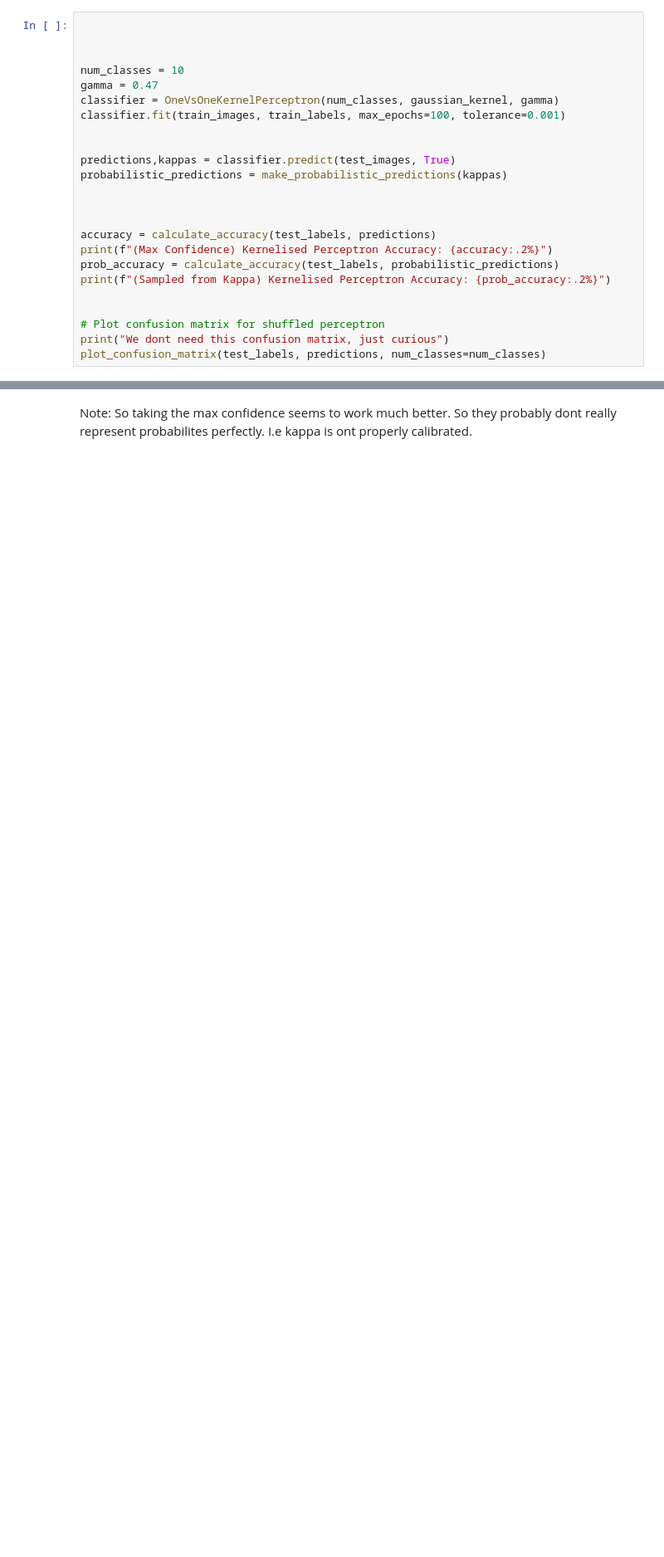
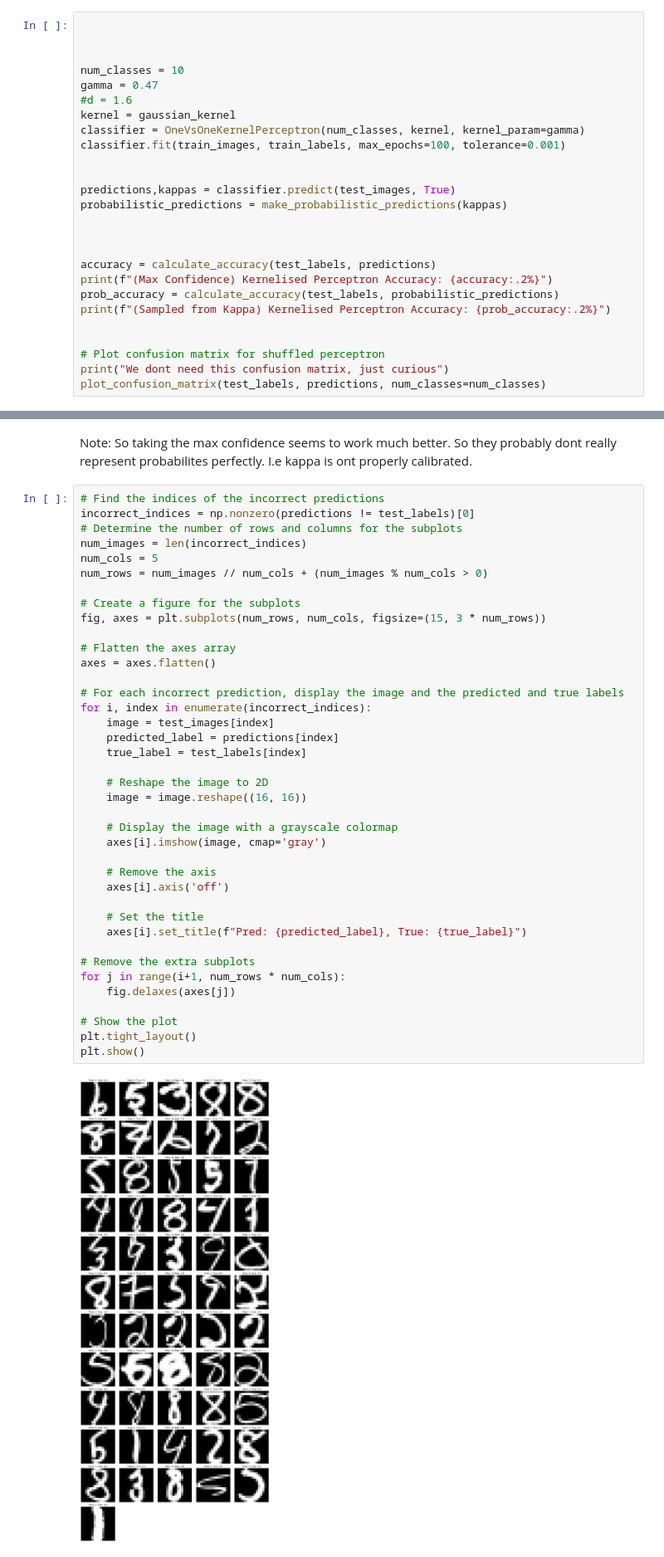
Before and after one commit to marcali/Supervised_Learning_CW2, a Jupyter notebook: different_generlised_gaussian_kernel_perceptron.ipynb, the cells around one changed output, grey strips where cells are left out. Shown at 83% size. Cells and saved outputs as stored; diff of their text form; blank space fills up the shorter version.

```diff
--- a/different_generlised_gaussian_kernel_perceptron.ipynb
+++ b/different_generlised_gaussian_kernel_perceptron.ipynb
@@ -247,7 +254,9 @@ def plot_confusion_matrix(actual, predicted, num_classes):
 
 num_classes = 10
 gamma = 0.47
-classifier = OneVsOneKernelPerceptron(num_classes, gaussian_kernel, gamma)
+#d = 1.6
+kernel = gaussian_kernel
+classifier = OneVsOneKernelPerceptron(num_classes, kernel, kernel_param=gamma)
 classifier.fit(train_images, train_labels, max_epochs=100, tolerance=0.001)
 
 
@@ -272,6 +281,47 @@ We dont need this confusion matrix, just curious
 [figure]
 # %% [markdown]
 Note: So taking the max confidence seems to work much better. So they probably dont really represent probabilites perfectly. I.e kappa is ont properly calibrated.
+# %%
+# Find the indices of the incorrect predictions
+incorrect_indices = np.nonzero(predictions != test_labels)[0]
+# Determine the number of rows and columns for the subplots
+num_images = len(incorrect_indices)
+num_cols = 5
+num_rows = num_images // num_cols + (num_images % num_cols > 0)
+
+# Create a figure for the subplots
+fig, axes = plt.subplots(num_rows, num_cols, figsize=(15, 3 * num_rows))
+
+# Flatten the axes array
+axes = axes.flatten()
+
+# For each incorrect prediction, display the image and the predicted and true labels
+for i, index in enumerate(incorrect_indices):
+    image = test_images[index]
+    predicted_label = predictions[index]
+    true_label = test_labels[index]
+
+    # Reshape the image to 2D
+    image = image.reshape((16, 16))
+
+    # Display the image with a grayscale colormap
+    axes[i].imshow(image, cmap='gray')
+
+    # Remove the axis
+    axes[i].axis('off')
+
+    # Set the title
+    axes[i].set_title(f"Pred: {predicted_label}, True: {true_label}")
+
+# Remove the extra subplots
+for j in range(i+1, num_rows * num_cols):
+    fig.delaxes(axes[j])
+
+# Show the plot
+plt.tight_layout()
+plt.show()
+# %% [output]
+[figure, added]
 # %%
 # Convert data to float32 for faster computations
 zipcombo_data = zipcombo_data.astype(np.float32)
```
Also changed, not shown: parts of 2 cells of this notebook.
